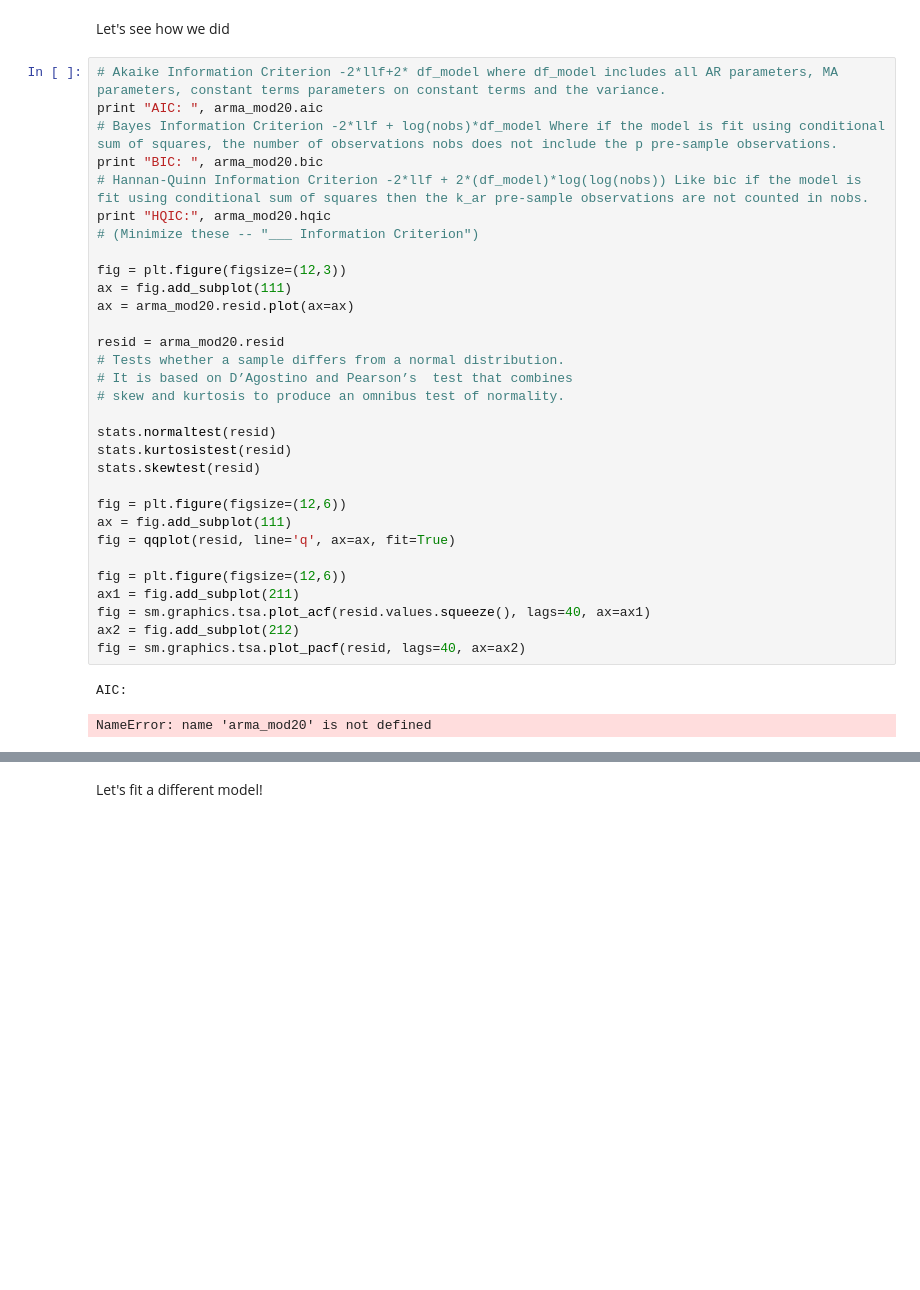
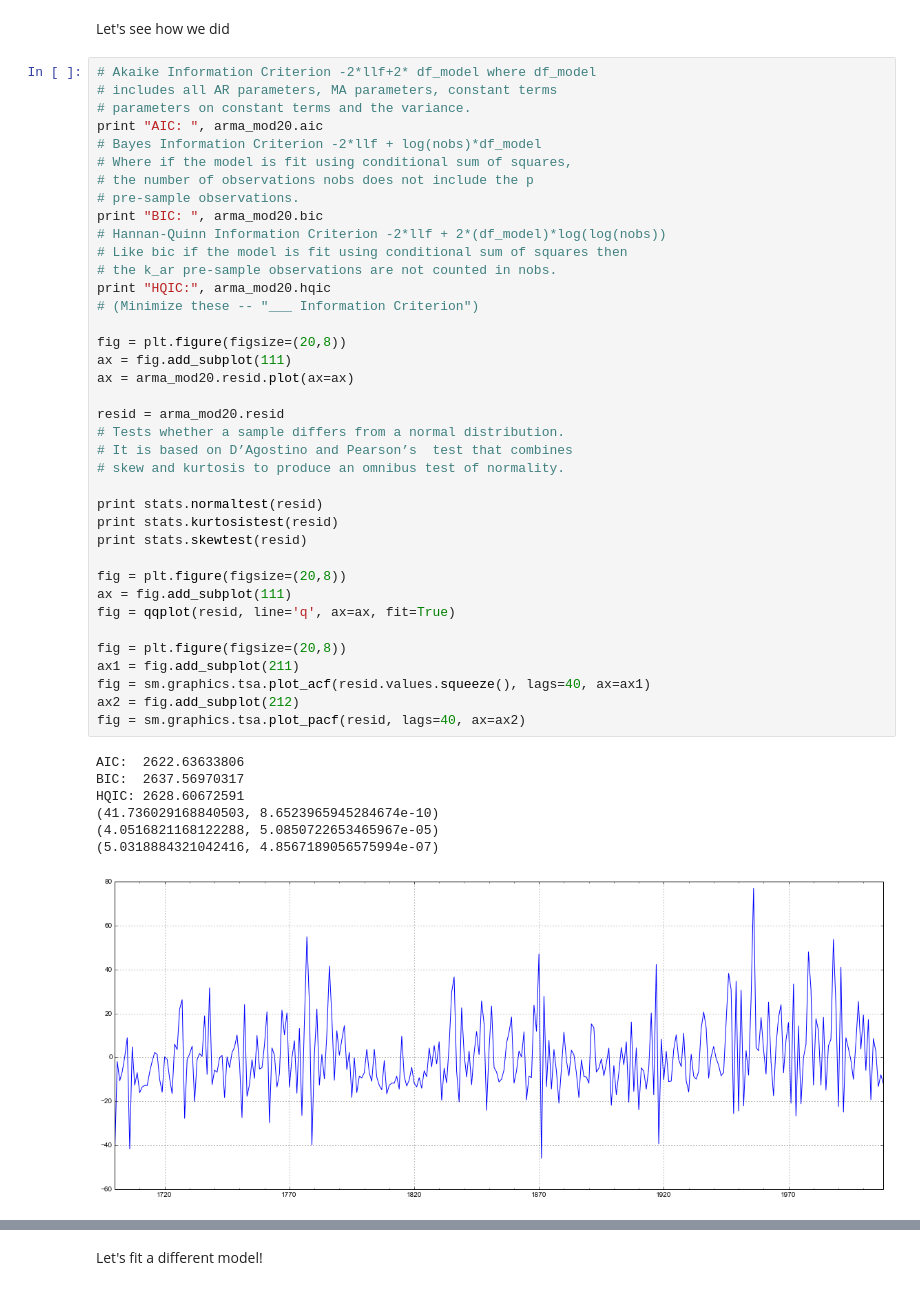
Before and after one commit to khnlimit/DS_HK_2, a Jupyter notebook: notebooks/19 - Time Series.ipynb, the cells around one changed output, grey strips where cells are left out. Cells and saved outputs as stored; diff of their text form; blank space fills up the shorter version.

```diff
--- a/notebooks/19 - Time Series.ipynb
+++ b/notebooks/19 - Time Series.ipynb
@@ -297,36 +315,48 @@ LinAlgError: Array must not contain infs or NaNs
 # %% [markdown]
 Let's see how we did
 # %%
-# Akaike Information Criterion -2*llf+2* df_model where df_model includes all AR parameters, MA parameters, constant terms parameters on constant terms and the variance.
+# Akaike Information Criterion -2*llf+2* df_model where df_model
+# includes all AR parameters, MA parameters, constant terms
+# parameters on constant terms and the variance.
 print "AIC: ", arma_mod20.aic
-# Bayes Information Criterion -2*llf + log(nobs)*df_model Where if the model is fit using conditional sum of squares, the number of observations nobs does not include the p pre-sample observations.
+# Bayes Information Criterion -2*llf + log(nobs)*df_model
+# Where if the model is fit using conditional sum of squares,
+# the number of observations nobs does not include the p
+# pre-sample observations.
 print "BIC: ", arma_mod20.bic
-# Hannan-Quinn Information Criterion -2*llf + 2*(df_model)*log(log(nobs)) Like bic if the model is fit using conditional sum of squares then the k_ar pre-sample observations are not counted in nobs.
+# Hannan-Quinn Information Criterion -2*llf + 2*(df_model)*log(log(nobs))
+# Like bic if the model is fit using conditional sum of squares then
+# the k_ar pre-sample observations are not counted in nobs.
 print "HQIC:", arma_mod20.hqic
 # (Minimize these -- "___ Information Criterion")
 
-fig = plt.figure(figsize=(12,3))
+fig = plt.figure(figsize=(20,8))
 ax = fig.add_subplot(111)
 ax = arma_mod20.resid.plot(ax=ax)
 
 resid = arma_mod20.resid
 # Tests whether a sample differs from a normal distribution.
 # It is based on D’Agostino and Pearson’s  test that combines
 # skew and kurtosis to produce an omnibus test of normality.
 
-stats.normaltest(resid)
-stats.kurtosistest(resid)
-stats.skewtest(resid)
+print stats.normaltest(resid)
+print stats.kurtosistest(resid)
+print stats.skewtest(resid)
 
-fig = plt.figure(figsize=(12,6))
+fig = plt.figure(figsize=(20,8))
 ax = fig.add_subplot(111)
 fig = qqplot(resid, line='q', ax=ax, fit=True)
 
-fig = plt.figure(figsize=(12,6))
+fig = plt.figure(figsize=(20,8))
 ax1 = fig.add_subplot(211)
 fig = sm.graphics.tsa.plot_acf(resid.values.squeeze(), lags=40, ax=ax1)
 ax2 = fig.add_subplot(212)
 fig = sm.graphics.tsa.plot_pacf(resid, lags=40, ax=ax2)
 # %% [output]
-AIC:
+AIC:  2622.63633806
+BIC:  2637.56970317
+HQIC: 2628.60672591
+(41.736029168840503, 8.6523965945284674e-10)
+(4.0516821168122288, 5.0850722653465967e-05)
+(5.0318884321042416, 4.8567189056575994e-07)
-NameError: name 'arma_mod20' is not defined
+[figure, added]
```
Also changed, not shown: parts of 19 cells of this notebook, 1 other file.
